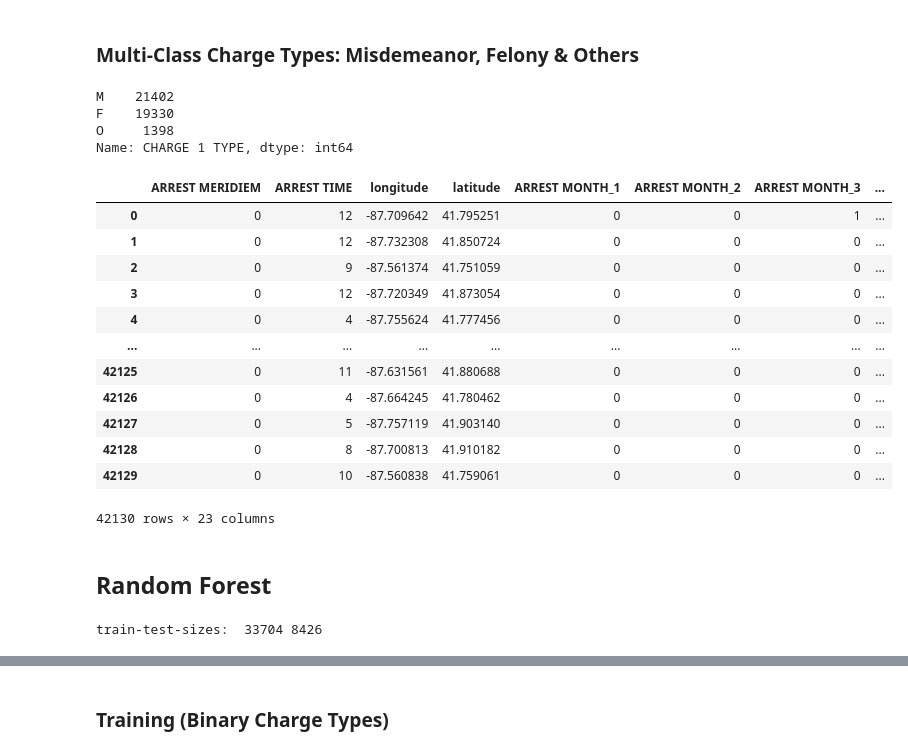
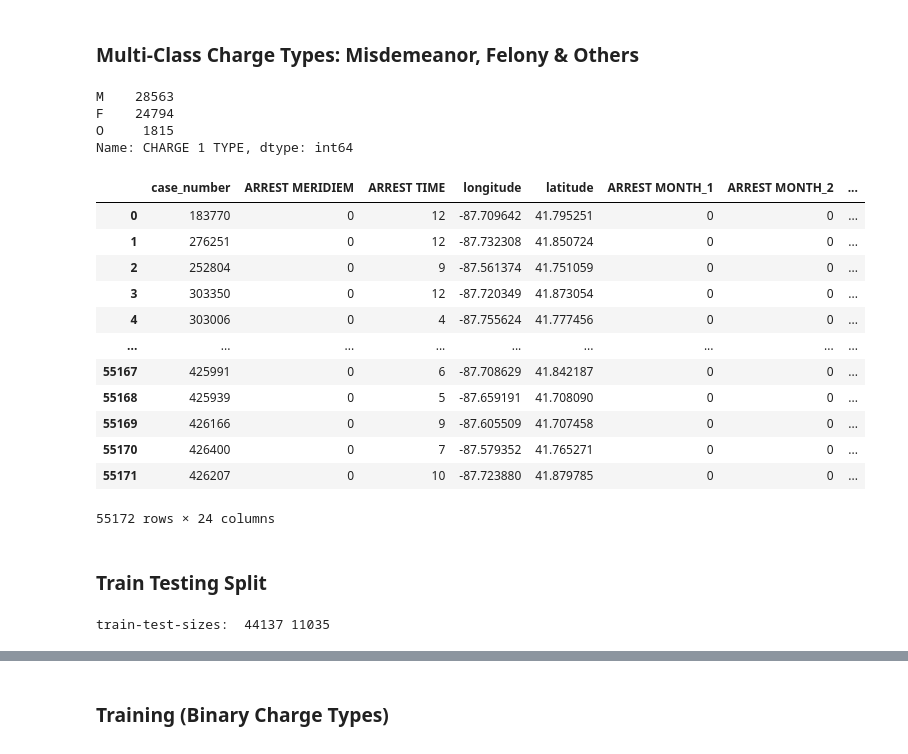
Before and after one commit to austin-py/396-DataPipeline, a Jupyter notebook: ml_models/tree_classifier.ipynb, the cells around one changed output, grey strips where cells are left out. Saved outputs shown, nothing was run; the diff lists cells and outputs as text; code cells hidden in the pictures.

```diff
--- a/ml_models/tree_classifier.ipynb
+++ b/ml_models/tree_classifier.ipynb
@@ -127,0 +128,3 @@ month_dummies
+# %%
+arrest_case_num = df.loc[:, "case_number"].str[2:].astype(int)
+arrest_case_num
@@ -222,39 +238,39 @@ Name: CHARGE 1 TYPE, dtype: int64
 # three charge types
 m_charge_types = df.loc[:, "CHARGE 1 TYPE"].replace('A', 'M')
 m_charge_types = m_charge_types.replace('R', 'O')
-# m_charge_types = m_charge_types.replace('V', 'O')
+m_charge_types = m_charge_types.replace('V', 'O')
 multi_class_types = pd.factorize(m_charge_types)
 multi_class_types = multi_class_types[0]
 m_charge_types.value_counts()
 # %% [output]
-M    21402
-F    19330
-O     1398
+M    28563
+F    24794
+O     1815
 Name: CHARGE 1 TYPE, dtype: int64
 # %%
-data = pd.concat([arrest_ampm, arrest_time, arrest_long, arrest_lat, month_dummies, race_dummies], axis=1)
+data = pd.concat([arrest_case_num, arrest_ampm, arrest_time, arrest_long, arrest_lat, month_dummies, race_dummies], axis=1)
 data
 # %% [output]
-|  | ARREST MERIDIEM | ARREST TIME | longitude | latitude | ARREST MONTH_1 | ARREST MONTH_2 | ARREST MONTH_3 | ... |
-| 0 | 0 | 12 | -87.709642 | 41.795251 | 0 | 0 | 1 | ... |
-| 1 | 0 | 12 | -87.732308 | 41.850724 | 0 | 0 | 0 | ... |
-| 2 | 0 | 9 | -87.561374 | 41.751059 | 0 | 0 | 0 | ... |
-| 3 | 0 | 12 | -87.720349 | 41.873054 | 0 | 0 | 0 | ... |
-| 4 | 0 | 4 | -87.755624 | 41.777456 | 0 | 0 | 0 | ... |
+|  | case_number | ARREST MERIDIEM | ARREST TIME | longitude | latitude | ARREST MONTH_1 | ARREST MONTH_2 | ... |
+| 0 | 183770 | 0 | 12 | -87.709642 | 41.795251 | 0 | 0 | ... |
+| 1 | 276251 | 0 | 12 | -87.732308 | 41.850724 | 0 | 0 | ... |
+| 2 | 252804 | 0 | 9 | -87.561374 | 41.751059 | 0 | 0 | ... |
+| 3 | 303350 | 0 | 12 | -87.720349 | 41.873054 | 0 | 0 | ... |
+| 4 | 303006 | 0 | 4 | -87.755624 | 41.777456 | 0 | 0 | ... |
 | ... | ... | ... | ... | ... | ... | ... | ... | ... |
-| 42125 | 0 | 11 | -87.631561 | 41.880688 | 0 | 0 | 0 | ... |
-| 42126 | 0 | 4 | -87.664245 | 41.780462 | 0 | 0 | 0 | ... |
-| 42127 | 0 | 5 | -87.757119 | 41.903140 | 0 | 0 | 0 | ... |
-| 42128 | 0 | 8 | -87.700813 | 41.910182 | 0 | 0 | 0 | ... |
-| 42129 | 0 | 10 | -87.560838 | 41.759061 | 0 | 0 | 0 | ... |
+| 55167 | 425991 | 0 | 6 | -87.708629 | 41.842187 | 0 | 0 | ... |
+| 55168 | 425939 | 0 | 5 | -87.659191 | 41.708090 | 0 | 0 | ... |
+| 55169 | 426166 | 0 | 9 | -87.605509 | 41.707458 | 0 | 0 | ... |
+| 55170 | 426400 | 0 | 7 | -87.579352 | 41.765271 | 0 | 0 | ... |
+| 55171 | 426207 | 0 | 10 | -87.723880 | 41.879785 | 0 | 0 | ... |
-42130 rows × 23 columns
+55172 rows × 24 columns
 # %% [markdown]
-## Random Forest
+### Train Testing Split
 # %%
 X_train, X_test, y_train, y_test = train_test_split(data, charge_types, test_size = 0.2)
 print("train-test-sizes: ", len(X_train), len(X_test))
 # %% [output]
-train-test-sizes:  33704 8426
+train-test-sizes:  44137 11035
 # %%
 X_train, X_test, y_train_m, y_test_m = train_test_split(data, multi_class_types, test_size = 0.2)
 print("train-test-sizes: ", len(X_train), len(X_test))
```
Also changed, not shown: parts of 23 cells of this notebook, 1 other file.
